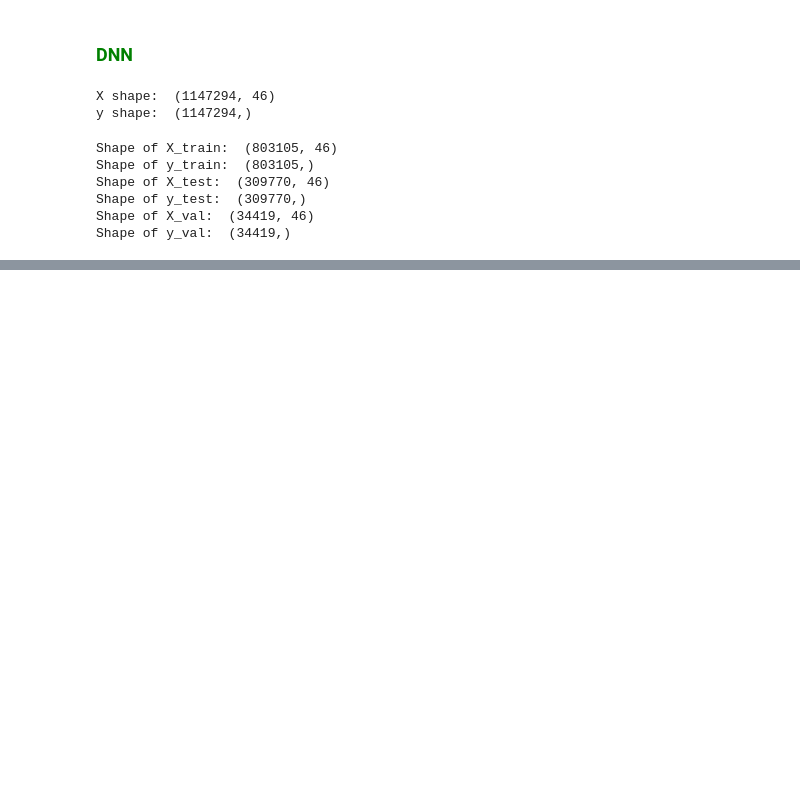
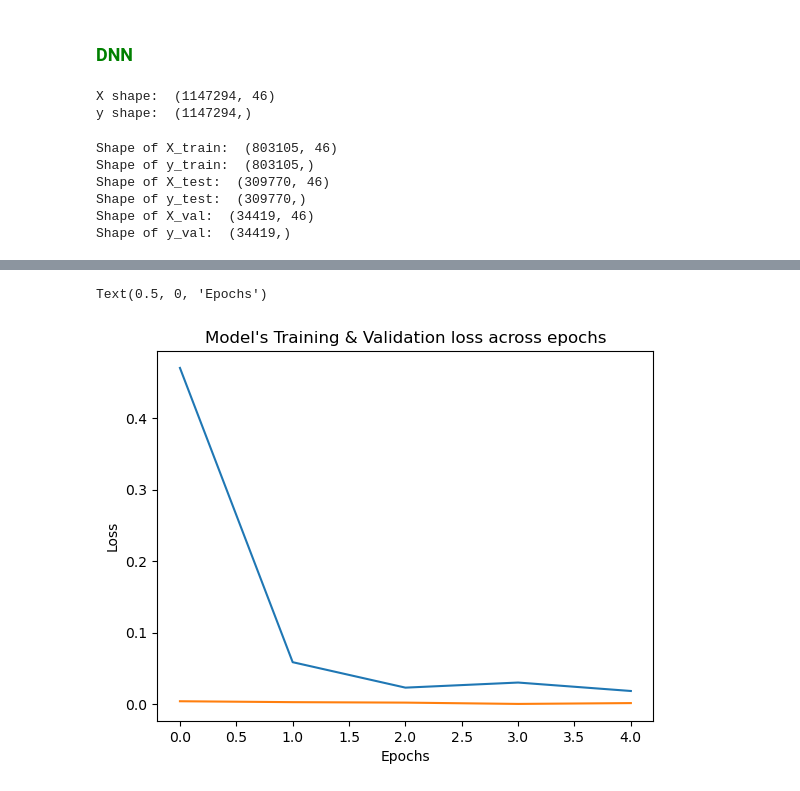
Before and after one commit to juliusmarkwei/Red-Hat-Business-Value, a Jupyter notebook: notebook/index.ipynb, the cells around one changed output, grey strips where cells are left out. Cells and saved outputs as stored; diff of their text form; code cells hidden in the pictures; blank space fills up the shorter version.

```diff
--- a/notebook/index.ipynb
+++ b/notebook/index.ipynb
@@ -511,3 +503,31 @@ Shape of X_test:  (309770, 46)
 Shape of y_test:  (309770,)
 Shape of X_val:  (34419, 46)
 Shape of y_val:  (34419,)
+# %%
+# defining the models achitecture
+
+model = Sequential([
+    Dense(128, input_shape=(46,), activation=relu),
+    Dense(64, activation=relu),
+    Dense(32, activation=relu),
+    Dense(16, activation=relu),
+    Dense(1, activation='sigmoid'),
+])
+
+model.compile(
+    optimizer='adam',
+    loss=binary_crossentropy,
+    metrics=['accuracy'],
+)
+# %%
+history = History()
+
+model.fit(
+    X_train,
+    y_train,
+    batch_size=32,
+    epochs=5,
+    verbose=2,
+    validation_data=(X_val, y_val),
+    callbacks=[history],
+)
@@ -513,0 +546,9 @@ Shape of y_val:  (34419,)
+# %%
+plt.plot(model.history.history['loss'])
+plt.plot(model.history.history['val_loss'])
+plt.title("Model's Training & Validation loss across epochs")
+plt.ylabel('Loss')
+plt.xlabel('Epochs')
+# %% [output]
+Text(0.5, 0, 'Epochs')
+[figure, added]
```
Also changed, not shown: parts of 13 cells of this notebook.
